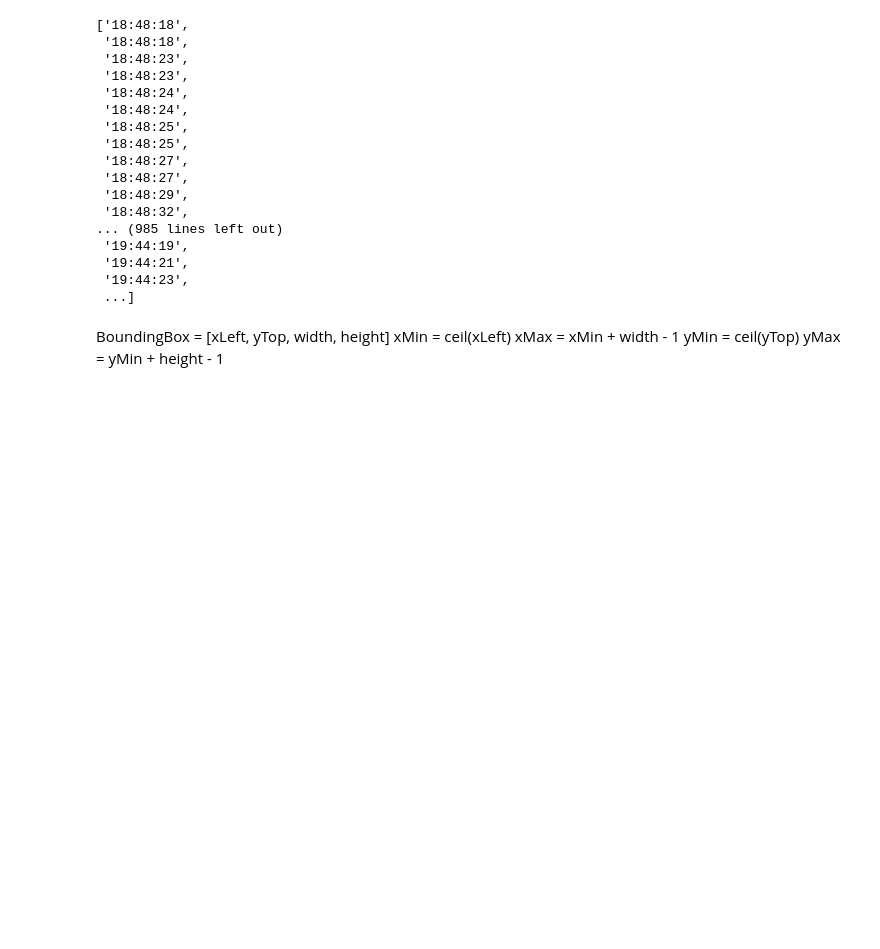
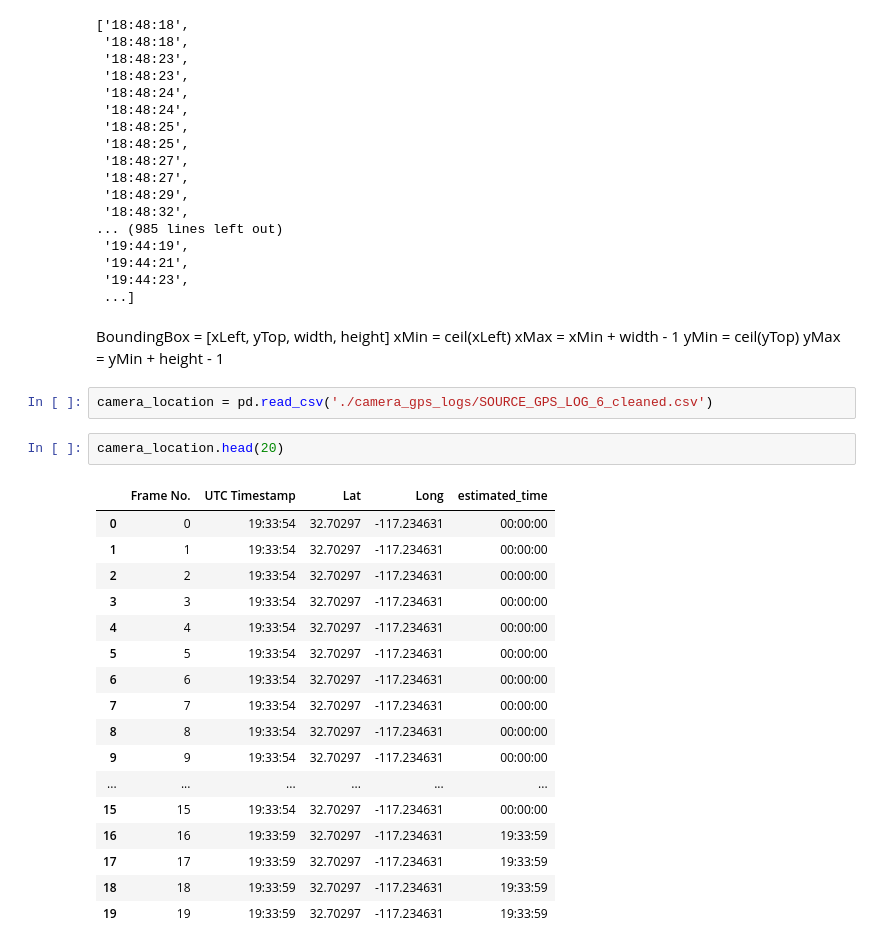
Before and after one commit to Blair-Johnson/crowsnest, a Jupyter notebook: Positional Regression.ipynb, the cells around one changed output. Drawn from its saved outputs; the diff is of its cells as text; blank space fills up the shorter version.

```diff
--- a/Positional Regression.ipynb
+++ b/Positional Regression.ipynb
@@ -89,3 +125,25 @@ xMin = ceil(xLeft)
 xMax = xMin + width - 1
 yMin = ceil(yTop)
 yMax = yMin + height - 1
+# %%
+camera_location = pd.read_csv('./camera_gps_logs/SOURCE_GPS_LOG_6_cleaned.csv')
+# %%
+camera_location.head(20)
+# %% [output]
+|  | Frame No. | UTC Timestamp | Lat | Long | estimated_time |
+| 0 | 0 | 19:33:54 | 32.70297 | -117.234631 | 00:00:00 |
+| 1 | 1 | 19:33:54 | 32.70297 | -117.234631 | 00:00:00 |
+| 2 | 2 | 19:33:54 | 32.70297 | -117.234631 | 00:00:00 |
+| 3 | 3 | 19:33:54 | 32.70297 | -117.234631 | 00:00:00 |
+| 4 | 4 | 19:33:54 | 32.70297 | -117.234631 | 00:00:00 |
+| 5 | 5 | 19:33:54 | 32.70297 | -117.234631 | 00:00:00 |
+| 6 | 6 | 19:33:54 | 32.70297 | -117.234631 | 00:00:00 |
+| 7 | 7 | 19:33:54 | 32.70297 | -117.234631 | 00:00:00 |
+| 8 | 8 | 19:33:54 | 32.70297 | -117.234631 | 00:00:00 |
+| 9 | 9 | 19:33:54 | 32.70297 | -117.234631 | 00:00:00 |
+| ... | ... | ... | ... | ... | ... |
+| 15 | 15 | 19:33:54 | 32.70297 | -117.234631 | 00:00:00 |
+| 16 | 16 | 19:33:59 | 32.70297 | -117.234631 | 19:33:59 |
+| 17 | 17 | 19:33:59 | 32.70297 | -117.234631 | 19:33:59 |
+| 18 | 18 | 19:33:59 | 32.70297 | -117.234631 | 19:33:59 |
+| 19 | 19 | 19:33:59 | 32.70297 | -117.234631 | 19:33:59 |
```
Also changed, not shown: parts of 9 cells of this notebook, 11 other files.
